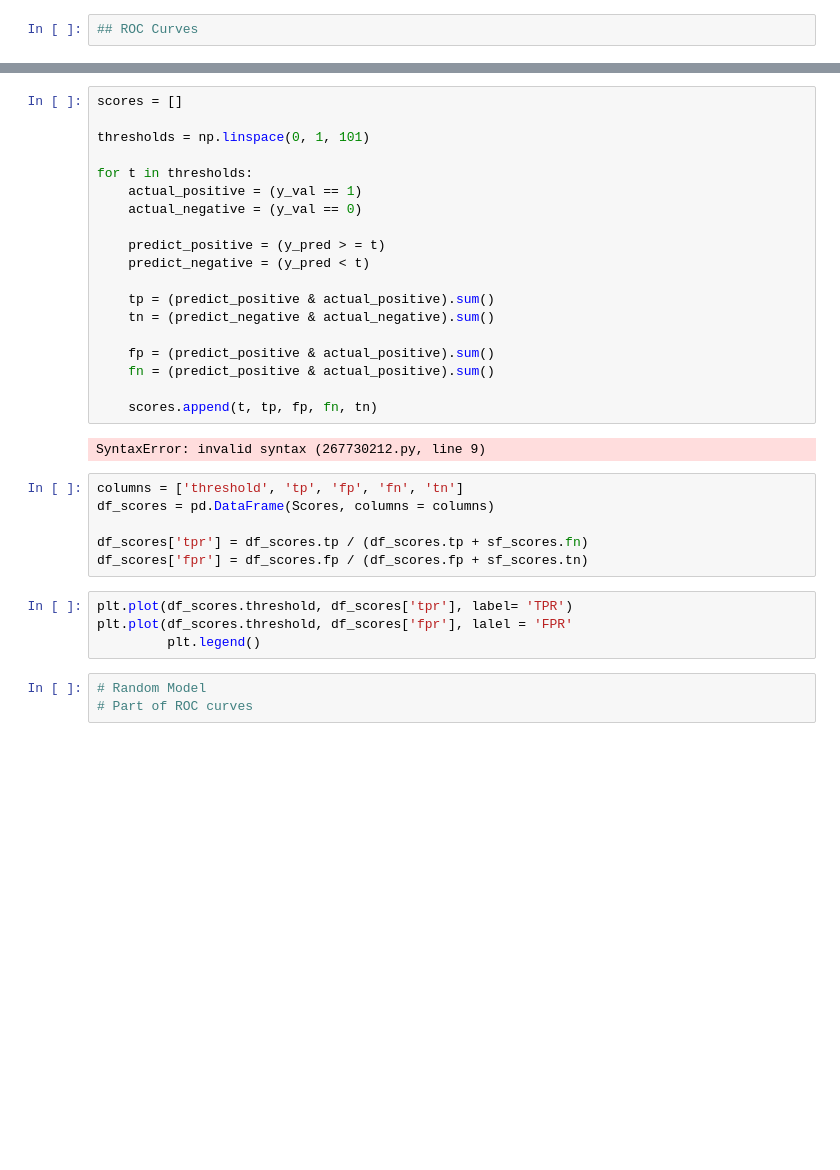
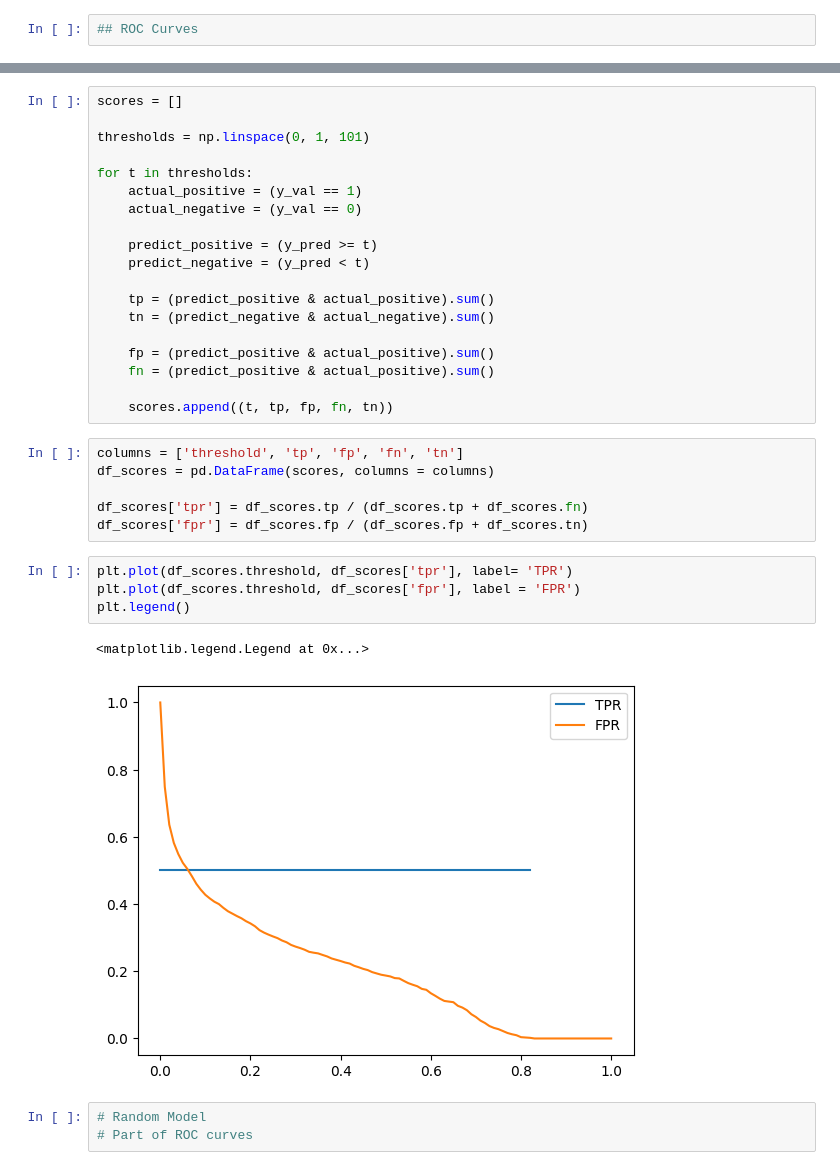
Before and after one commit to C-Monsta/machine_learning_zoomcamp, a Jupyter notebook: 04_eval_metrics.ipynb, the cells around one changed output, grey strips where cells are left out. Drawn from its saved outputs; the diff is of its cells as text; blank space fills up the shorter version.

```diff
--- a/04_eval_metrics.ipynb
+++ b/04_eval_metrics.ipynb
@@ -218,7 +235,7 @@ for t in thresholds:
     actual_positive = (y_val == 1)
     actual_negative = (y_val == 0)
 
-    predict_positive = (y_pred > = t)
+    predict_positive = (y_pred >= t)
     predict_negative = (y_pred < t)
 
     tp = (predict_positive & actual_positive).sum()
@@ -227,19 +244,20 @@ for t in thresholds:
     fp = (predict_positive & actual_positive).sum()
     fn = (predict_positive & actual_positive).sum()
 
-    scores.append(t, tp, fp, fn, tn)
+    scores.append((t, tp, fp, fn, tn))
-# %% [output]
-SyntaxError: invalid syntax (267730212.py, line 9)
 # %%
 columns = ['threshold', 'tp', 'fp', 'fn', 'tn']
-df_scores = pd.DataFrame(Scores, columns = columns)
+df_scores = pd.DataFrame(scores, columns = columns)
 
-df_scores['tpr'] = df_scores.tp / (df_scores.tp + sf_scores.fn)
-df_scores['fpr'] = df_scores.fp / (df_scores.fp + sf_scores.tn)
+df_scores['tpr'] = df_scores.tp / (df_scores.tp + df_scores.fn)
+df_scores['fpr'] = df_scores.fp / (df_scores.fp + df_scores.tn)
 # %%
 plt.plot(df_scores.threshold, df_scores['tpr'], label= 'TPR')
-plt.plot(df_scores.threshold, df_scores['fpr'], lalel = 'FPR'
-         plt.legend()
+plt.plot(df_scores.threshold, df_scores['fpr'], label = 'FPR')
+plt.legend()
+# %% [output]
+<matplotlib.legend.Legend at 0x...>
+[figure, added]
 # %%
 # Random Model
 # Part of ROC curves
```
Also changed, not shown: parts of 9 cells of this notebook.
